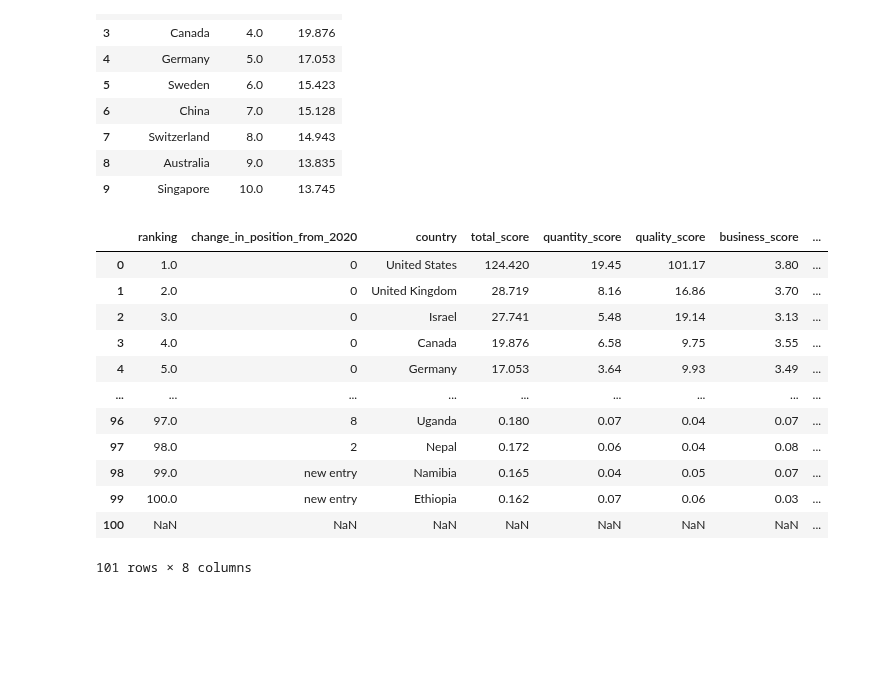
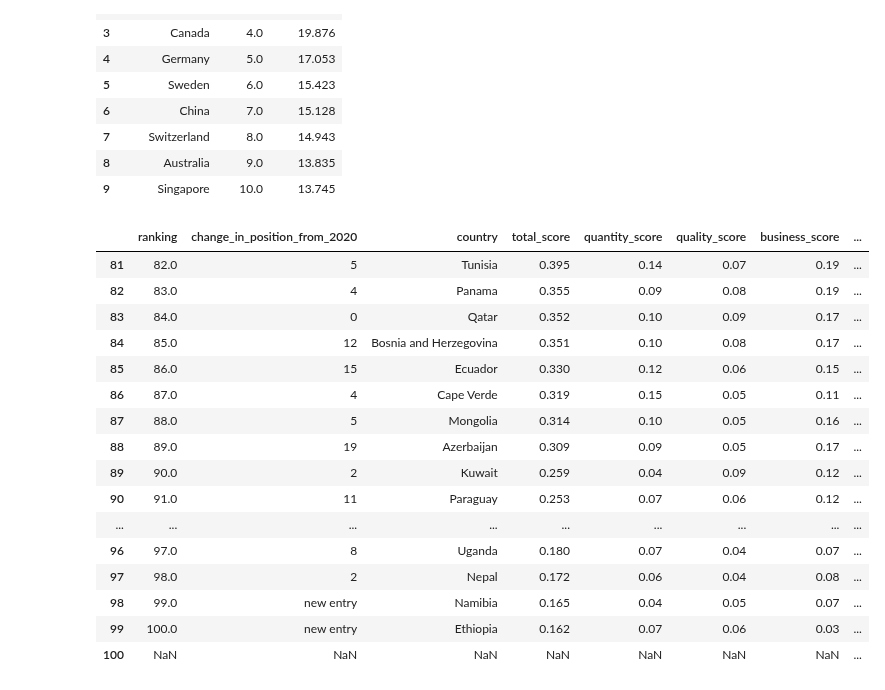
Before and after one commit to chandanabrdwj/100DaysOfML, a Jupyter notebook: best-cities-and-countries-for-startup.ipynb, the cells around one changed output. Cells and saved outputs as stored; diff of their text form; code cells hidden in the pictures; blank space fills up the shorter version.

```diff
--- a/best-cities-and-countries-for-startup.ipynb
+++ b/best-cities-and-countries-for-startup.ipynb
@@ -80,18 +82,22 @@ df_country[['country','ranking','total_score']].sort_values(by = 'total_score',a
 | 8 | Australia | 9.0 | 13.835 |
 | 9 | Singapore | 10.0 | 13.745 |
 # %%
-df_country
+df_country.tail(20)
 # %% [output]
 |  | ranking | change_in_position_from_2020 | country | total_score | quantity_score | quality_score | business_score | ... |
-| 0 | 1.0 | 0 | United States | 124.420 | 19.45 | 101.17 | 3.80 | ... |
-| 1 | 2.0 | 0 | United Kingdom | 28.719 | 8.16 | 16.86 | 3.70 | ... |
-| 2 | 3.0 | 0 | Israel | 27.741 | 5.48 | 19.14 | 3.13 | ... |
-| 3 | 4.0 | 0 | Canada | 19.876 | 6.58 | 9.75 | 3.55 | ... |
-| 4 | 5.0 | 0 | Germany | 17.053 | 3.64 | 9.93 | 3.49 | ... |
+| 81 | 82.0 | 5 | Tunisia | 0.395 | 0.14 | 0.07 | 0.19 | ... |
+| 82 | 83.0 | 4 | Panama | 0.355 | 0.09 | 0.08 | 0.19 | ... |
+| 83 | 84.0 | 0 | Qatar | 0.352 | 0.10 | 0.09 | 0.17 | ... |
+| 84 | 85.0 | 12 | Bosnia and Herzegovina | 0.351 | 0.10 | 0.08 | 0.17 | ... |
+| 85 | 86.0 | 15 | Ecuador | 0.330 | 0.12 | 0.06 | 0.15 | ... |
+| 86 | 87.0 | 4 | Cape Verde | 0.319 | 0.15 | 0.05 | 0.11 | ... |
+| 87 | 88.0 | 5 | Mongolia | 0.314 | 0.10 | 0.05 | 0.16 | ... |
+| 88 | 89.0 | 19 | Azerbaijan | 0.309 | 0.09 | 0.05 | 0.17 | ... |
+| 89 | 90.0 | 2 | Kuwait | 0.259 | 0.04 | 0.09 | 0.12 | ... |
+| 90 | 91.0 | 11 | Paraguay | 0.253 | 0.07 | 0.06 | 0.12 | ... |
 | ... | ... | ... | ... | ... | ... | ... | ... | ... |
 | 96 | 97.0 | 8 | Uganda | 0.180 | 0.07 | 0.04 | 0.07 | ... |
 | 97 | 98.0 | 2 | Nepal | 0.172 | 0.06 | 0.04 | 0.08 | ... |
 | 98 | 99.0 | new entry | Namibia | 0.165 | 0.04 | 0.05 | 0.07 | ... |
 | 99 | 100.0 | new entry | Ethiopia | 0.162 | 0.07 | 0.06 | 0.03 | ... |
 | 100 | NaN | NaN | NaN | NaN | NaN | NaN | NaN | ... |
-101 rows × 8 columns
```
Also changed, not shown: parts of 2 cells of this notebook.
